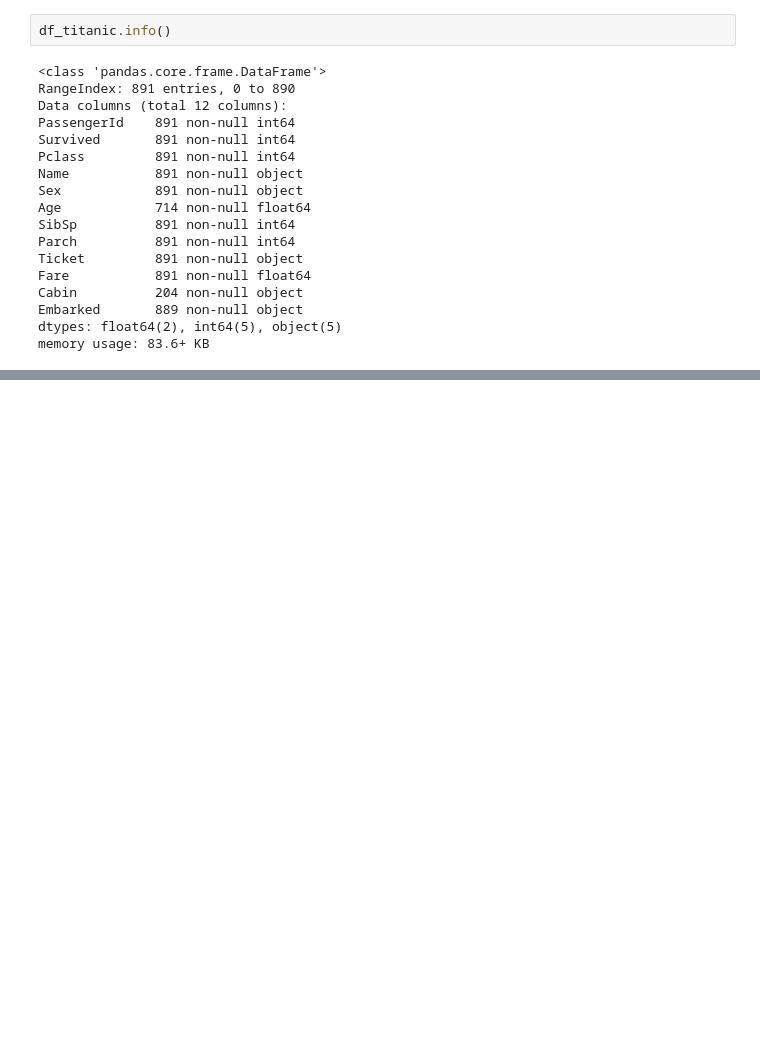
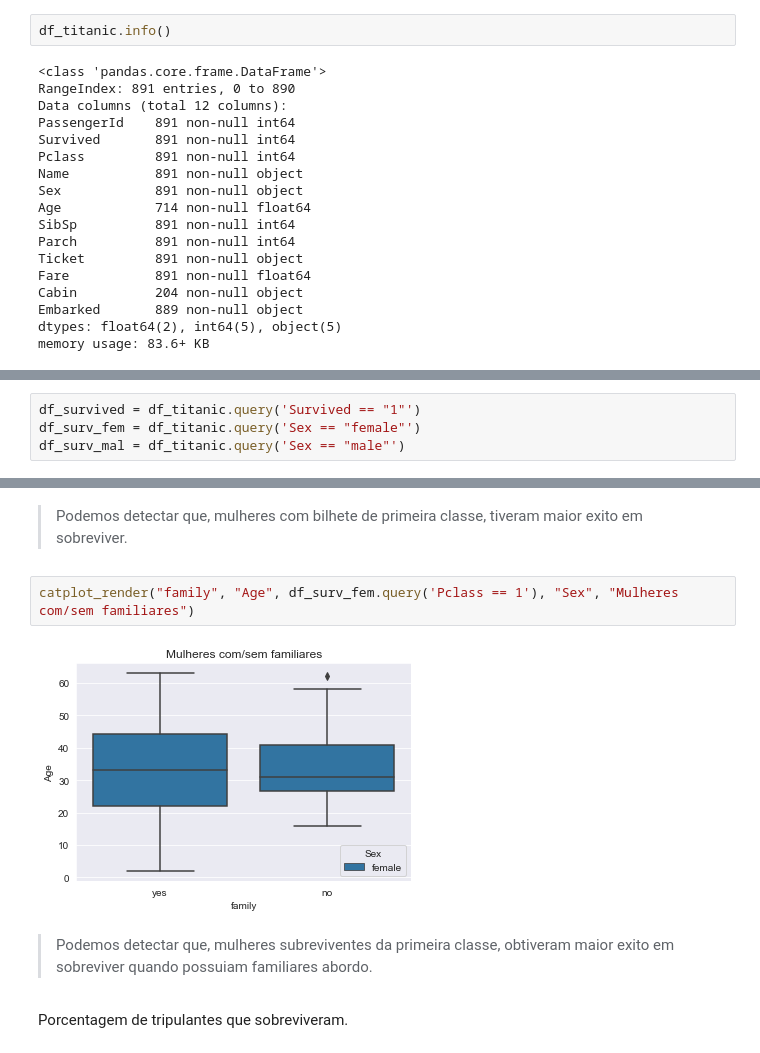
Before and after one commit to thiagueraGyn/final_project, a Jupyter notebook: final_project.ipynb, the cells around one changed output, grey strips where cells are left out. Drawn from its saved outputs; the diff is of its cells as text; blank space fills up the shorter version.

```diff
--- a/final_project.ipynb
+++ b/final_project.ipynb
@@ -326,0 +201,4 @@ plt.show()
+# %%
+df_survived = df_titanic.query('Survived == "1"')
+df_surv_fem = df_titanic.query('Sex == "female"')
+df_surv_mal = df_titanic.query('Sex == "male"')
@@ -326,0 +245,10 @@ plt.show()
+# %% [markdown]
+> Podemos detectar que, mulheres com bilhete de primeira classe, tiveram maior exito em sobreviver.
+# %%
+catplot_render("family", "Age", df_surv_fem.query('Pclass == 1'), "Sex", "Mulheres com/sem familiares")
+# %% [output]
+[figure, added]
+# %% [markdown]
+> Podemos detectar que, mulheres subreviventes da primeira classe, obtiveram maior exito em sobreviver quando possuiam familiares abordo.
+# %% [markdown]
+Porcentagem de tripulantes que sobreviveram.
```
Also changed, not shown: parts of 87 cells of this notebook, 5 other files.
